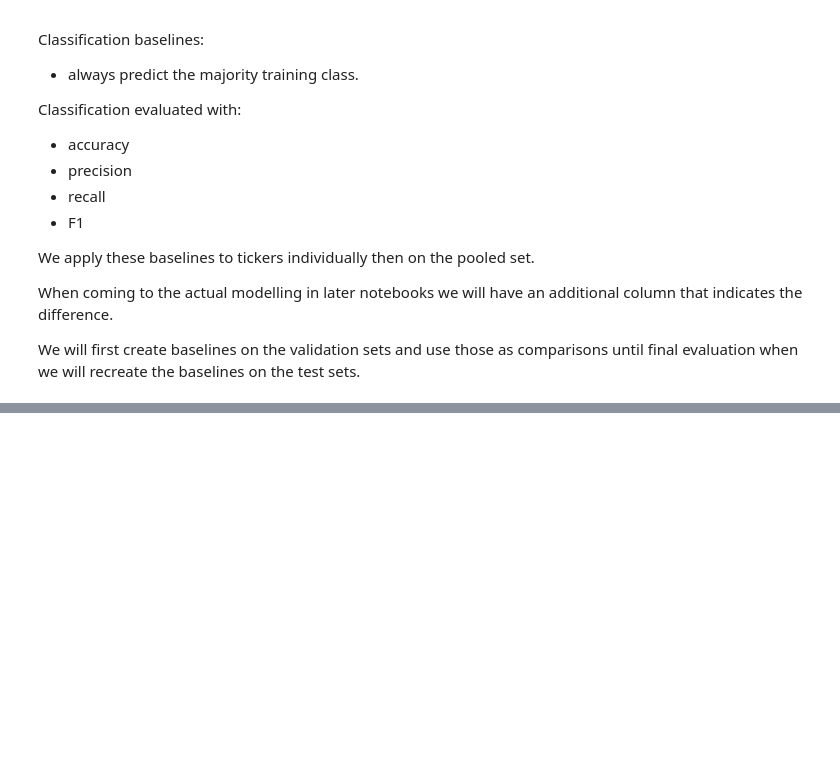
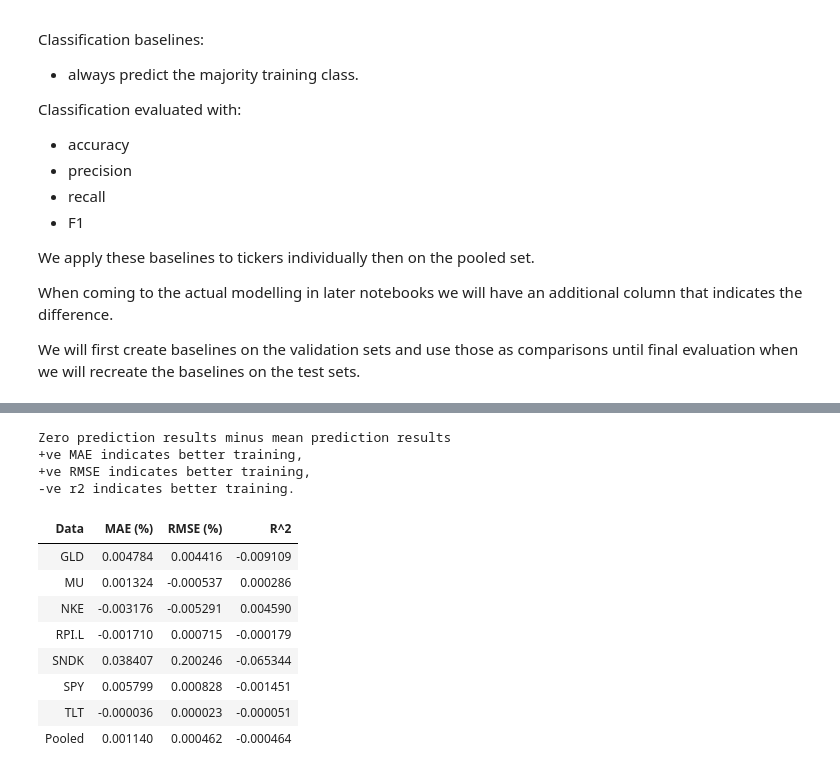
Before and after one commit to maxautomateseverything/market-intelligence-pipeline, a Jupyter notebook: Modelling Notebooks/10 - Modelling Prepration.ipynb, the cells around one changed output, grey strips where cells are left out. Saved outputs shown, nothing was run; the diff lists cells and outputs as text; code cells hidden in the pictures; blank space fills up the shorter version.

```diff
--- a/Modelling Notebooks/10 - Modelling Prepration.ipynb
+++ b/Modelling Notebooks/10 - Modelling Prepration.ipynb
@@ -504,0 +605,24 @@ display(results.style.hide(axis="index"))
+# %%
+diffs = (zero_pred_results[["MAE (%)", "RMSE (%)", "R^2"]] -
+        mean_pred_results[["MAE (%)", "RMSE (%)", "R^2"]])
+
+diffs.insert(0, "Data", zero_pred_results["Data"])
+
+
+print("Zero prediction results minus mean prediction results")
+print("+ve MAE indicates better training, \n+ve RMSE indicates better training, \n-ve r2 indicates better training.")
+display(diffs.style.hide(axis="index"))
+# %% [output]
+Zero prediction results minus mean prediction results
++ve MAE indicates better training,
++ve RMSE indicates better training,
+-ve r2 indicates better training.
+| Data | MAE (%) | RMSE (%) | R^2 |
+| GLD | 0.004784 | 0.004416 | -0.009109 |
+| MU | 0.001324 | -0.000537 | 0.000286 |
+| NKE | -0.003176 | -0.005291 | 0.004590 |
+| RPI.L | -0.001710 | 0.000715 | -0.000179 |
+| SNDK | 0.038407 | 0.200246 | -0.065344 |
+| SPY | 0.005799 | 0.000828 | -0.001451 |
+| TLT | -0.000036 | 0.000023 | -0.000051 |
+| Pooled | 0.001140 | 0.000462 | -0.000464 |
```
Also changed, not shown: parts of 7 cells of this notebook.
